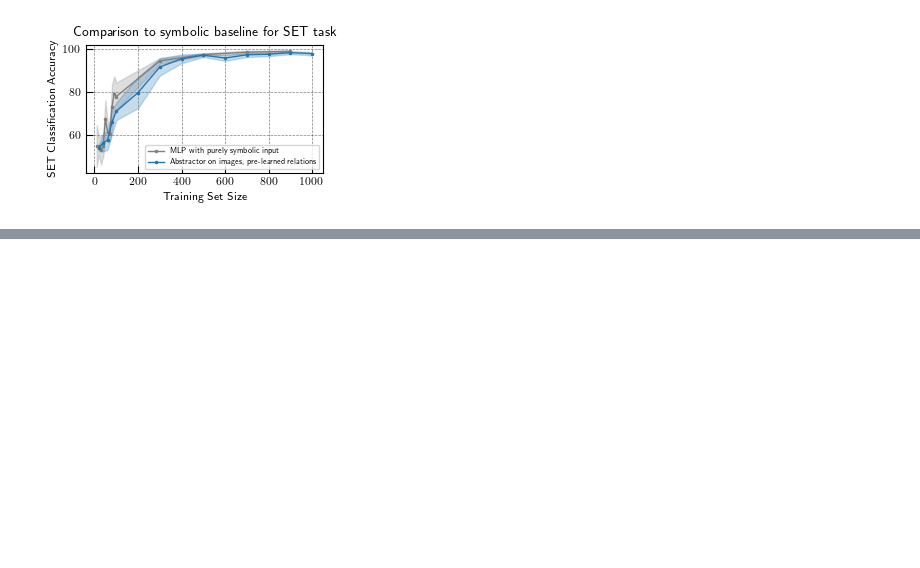
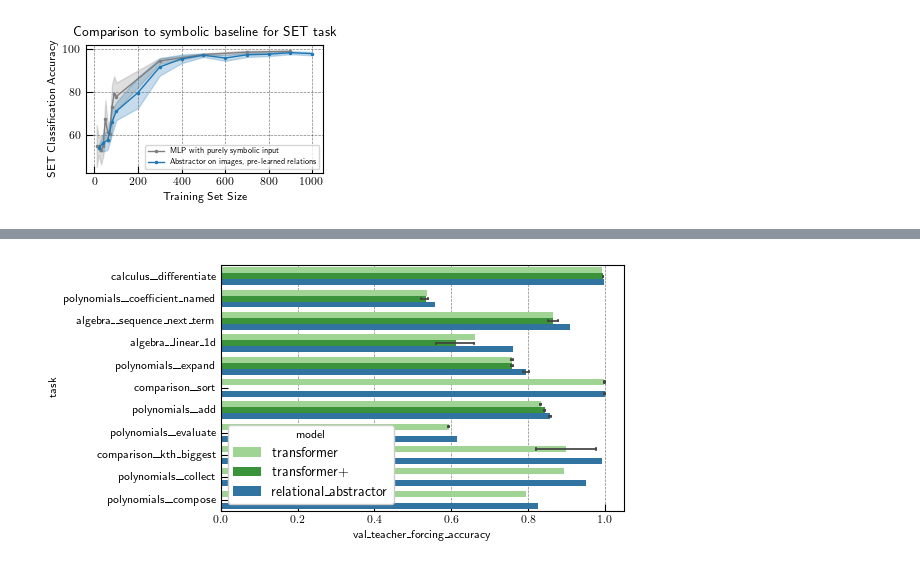
Before and after one commit to jdlafferty/relational, a Jupyter notebook: paper/paper_figures/create_figures.ipynb, the cells around one changed output, grey strips where cells are left out. Saved outputs shown, nothing was run; the diff lists cells and outputs as text; code cells hidden in the pictures; blank space fills up the shorter version.

```diff
--- a/paper/paper_figures/create_figures.ipynb
+++ b/paper/paper_figures/create_figures.ipynb
@@ -327,0 +383,36 @@ plot_symbolic_comparison(train_sizes, accs, symbolic_train_sizes, symbolic_accs)
+# %%
+input('overwrite latex table?')
+table_data = table_data.rename(columns={'teacher_forcing_accuracy': 'tf acc', 'val_teacher_forcing_accuracy': 'tf acc (val)'}).round(3)
+latex_table = table_data.to_latex(escape=True)
+latex_table_file = f'{save_dir}/math_tfm_metrics_table.tex'
+with open(latex_table_file, 'w') as f:
+    f.write(latex_table)
+# %%
+metrics = ['teacher_forcing_accuracy', 'val_teacher_forcing_accuracy']
+models = ['transformer-medium', 'transformer-medium+', 'relational_abstractor-medium'] #, 'relational_abstractor2-medium']
+model_name_map = {
+        'transformer-medium': 'transformer', 'transformer-medium+': 'transformer+',
+        'relational_abstractor-medium': 'relational_abstractor', 'relational_abstractor2-medium': 'relational_abstractor (v2)'}
+
+table_data = figure_data.copy()
+model_filter = table_data['group'].isin(models)
+table_data = table_data[model_filter][metrics + ['group', 'task']]
+table_data.dropna(inplace=True)
+table_data['group'] = pd.Categorical(table_data['group'], models, ordered=True)
+table_data['group'] = table_data['group'].map(model_name_map)
+table_data.rename(columns={'group': 'model'}, inplace=True)
+# %%
+# bar plot figure
+color_map_ = {
+    'relational_abstractor': cmap(0),
+    'transformer': cmap(5), 'transformer+': cmap(4),
+    }
+
+fig, ax = plt.subplots(figsize=(6, 3))
+sns.barplot(table_data.reset_index(), x='val_teacher_forcing_accuracy', y='task', hue='model', orient='h', palette=color_map_,
+            estimator='mean', errorbar=('ci', 95), errwidth=1.25, capsize=0.05, ax=ax)
+fig.set_tight_layout(True)
+sns.move_legend(ax, "lower left")
+fig.savefig(f'{save_dir}/math_metrics.pdf')
+# %% [output]
+[figure, added]
```
Also changed, not shown: parts of 10 cells of this notebook, 1 other file.
